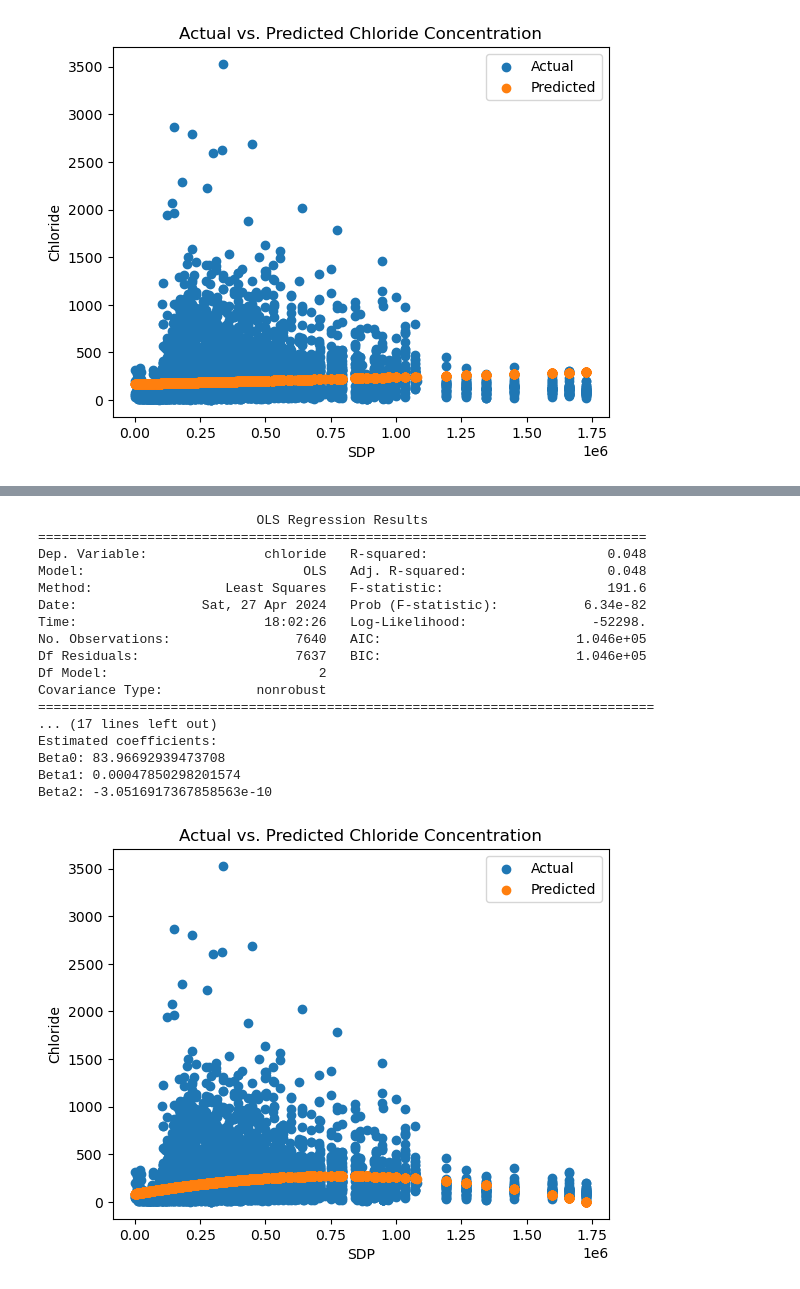
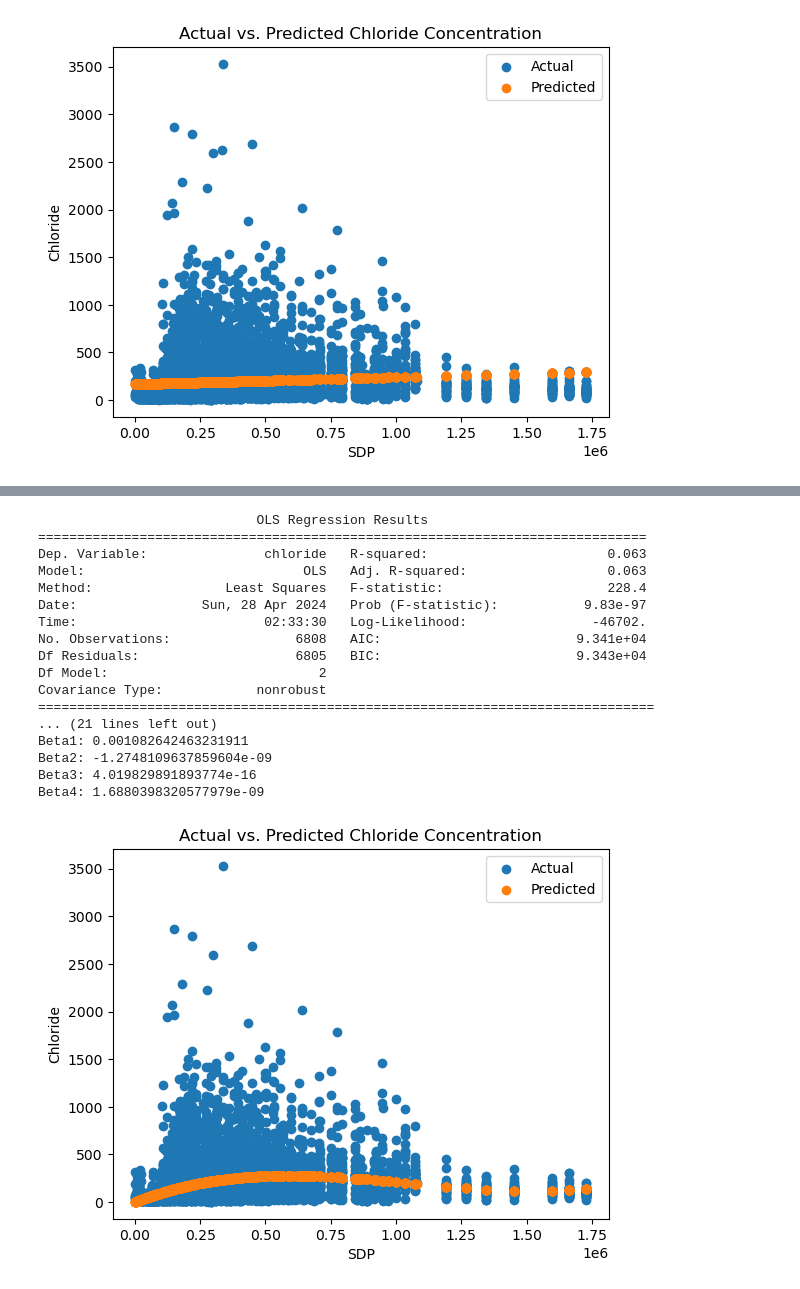
Before and after one commit to regular-life/Eco-Project, a Jupyter notebook: main.ipynb, the cells around one changed output, grey strips where cells are left out. Saved outputs shown, nothing was run; the diff lists cells and outputs as text; code cells hidden in the pictures.

Commit message:
outliers and code to q7 left

```diff
--- a/main.ipynb
+++ b/main.ipynb
@@ -281,62 +326,67 @@ Beta3: 4.1570403166854514e-16
 # %%
-# kuznets without gini
-# gwq = b0 + b1sdp + b2sdp^2 + ui,t
-df_gwq = pd.read_csv('filtered_gwq_sdp.csv')
+# kuznets with gini
+# gwq = b0 + b1sdp + b2sdp^2 + b3sdp^3 + d1GINI + ui,t
+df_gwq = pd.read_csv('filtered_gwq_sdp_gini.csv')
 # Define the independent variable (predictor) and dependent variable
-X = df_gwq['sdp']
+X = df_gwq[['sdp', 'gini']]
 Y = df_gwq['chloride']
 # Add a constant to the independent variable for the intercept term
 X = sm.add_constant(X)
-# Create an additional column for the squared term of the predictor
+# Create additional columns for the squared and cubed terms of the predictor
 X['sdp_squared'] = X['sdp'] ** 2
-# Fit the quadratic regression model
+X['sdp_cubed'] = X['sdp'] ** 3
+# Fit the cubic regression model
 model = sm.OLS(Y, X).fit()
 # Print the summary of the regression results
 print(model.summary())
 # Get the estimated coefficients
 beta0 = model.params['const']
 beta1 = model.params['sdp']
 beta2 = model.params['sdp_squared']
+beta3 = model.params['sdp_cubed']
+beta4 = model.params['gini']
 # Predicted values
-df_gwq['predicted_chloride'] = beta0 + beta1 * df_gwq['sdp'] + beta2 * (df_gwq['sdp'] ** 2)
+df_gwq['predicted_chloride'] = beta0 + beta1 * df_gwq['sdp'] + beta2 * (df_gwq['sdp'] ** 2) + beta3 * (df_gwq['sdp'] ** 3) + beta4 * df_gwq['gini']
 # Calculate residuals
-df_gwq['error'] = df_gwq['chloride'] - df_gwq['predicted_chloride']
+df_gwq['residuals'] = df_gwq['chloride'] - df_gwq['predicted_chloride']
 # Calculate R-squared
 r_squared = model.rsquared
 print("R-squared:", r_squared)
 # print estimators
 print("Estimated coefficients:")
 print("Beta0:", beta0)
 print("Beta1:", beta1)
 print("Beta2:", beta2)
+print("Beta3:", beta3)
+print("Beta4:", beta4)
 # Save the results to a CSV file
-df_gwq.to_csv('filtered_gwq_sdp_predicted_quadratic.csv', index=False)
-# plot filtered_gwq_sdp_predicted_quadratic.csv
-df_gwq = pd.read_csv('filtered_gwq_sdp_predicted_quadratic.csv')
+df_gwq.to_csv('filtered_gwq_sdp_gini_predicted.csv', index=False)
+# plot filtered_gwq_sdp_gini_predicted.csv
+df_gwq = pd.read_csv('filtered_gwq_sdp_gini_predicted.csv')
 # Plot 1: Groundwater quality indicator (chloride) on Y-axis and SDP on X-axis
 plt.scatter(df_gwq['sdp'], df_gwq['chloride'], label='Actual')
 plt.scatter(df_gwq['sdp'], df_gwq['predicted_chloride'], label='Predicted')
 plt.xlabel('SDP')
 plt.ylabel('Chloride')
 plt.title('Actual vs. Predicted Chloride Concentration')
 plt.legend()
 plt.show()
 # %% [output]
                             OLS Regression Results
 ==============================================================================
-Dep. Variable:               chloride   R-squared:                       0.048
-Model:                            OLS   Adj. R-squared:                  0.048
-Method:                 Least Squares   F-statistic:                     191.6
-Date:                Sat, 27 Apr 2024   Prob (F-statistic):           6.34e-82
-Time:                        18:02:26   Log-Likelihood:                -52298.
-No. Observations:                7640   AIC:                         1.046e+05
-Df Residuals:                    7637   BIC:                         1.046e+05
+Dep. Variable:               chloride   R-squared:                       0.063
+Model:                            OLS   Adj. R-squared:                  0.063
+Method:                 Least Squares   F-statistic:                     228.4
+Date:                Sun, 28 Apr 2024   Prob (F-statistic):           9.83e-97
+Time:                        02:33:30   Log-Likelihood:                -46702.
+No. Observations:                6808   AIC:                         9.341e+04
+Df Residuals:                    6805   BIC:                         9.343e+04
 Df Model:                           2
 Covariance Type:            nonrobust
 ===============================================================================
-... (17 lines left out)
-Estimated coefficients:
-Beta0: 83.96692939473708
-Beta1: 0.00047850298201574
-Beta2: -3.0516917367858563e-10
+... (21 lines left out)
+Beta1: 0.001082642463231911
+Beta2: -1.2748109637859604e-09
+Beta3: 4.019829891893774e-16
+Beta4: 1.6880398320577979e-09
-[figure, old version]
+[figure, new version]
```
Also changed, not shown: parts of 13 cells of this notebook, 11 other files.
